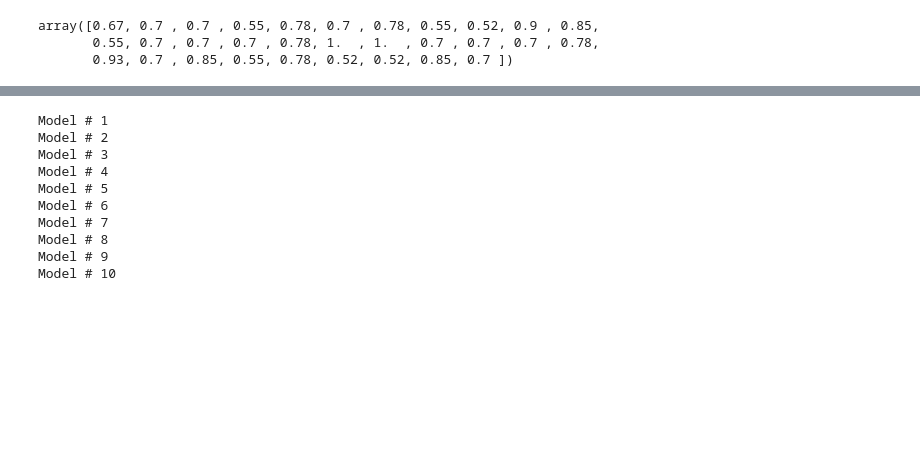
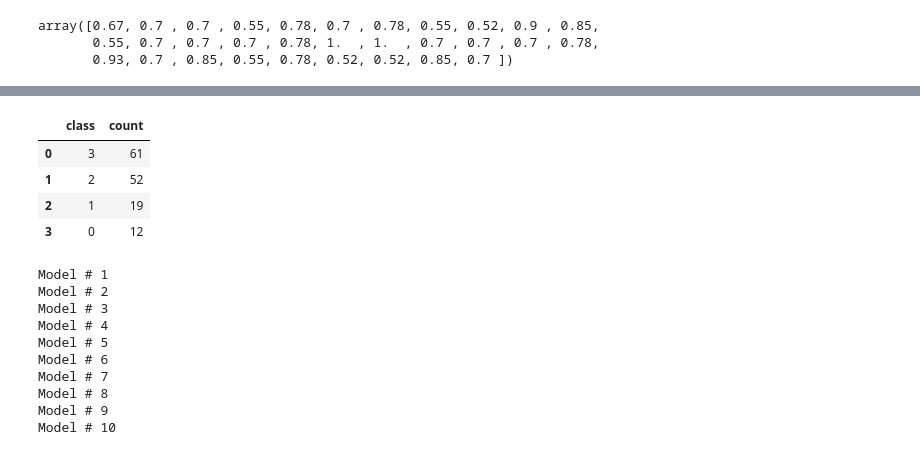
Before and after one commit to jlucioDev/woman_victims_v3, a Jupyter notebook: main.ipynb, the cells around one changed output, grey strips where cells are left out. Saved outputs shown, nothing was run; the diff lists cells and outputs as text; code cells hidden in the pictures; blank space fills up the shorter version.

Commit message:
Exibição de dados da classificação - dashboard_1

```diff
--- a/main.ipynb
+++ b/main.ipynb
@@ -202,3 +221,15 @@ classification = electre_tri_b(np.array(df), W , Q , P , V , B, cut_level = 0.65
+# %%
+# Calcula a contagem de cada classificação
+class_counts = df_munic_classified['class'].value_counts().reset_index()
+class_counts.columns = ['class', 'count']
+
+class_counts
+# %% [output]
+|  | class | count |
+| 0 | 3 | 61 |
+| 1 | 2 | 52 |
+| 2 | 1 | 19 |
+| 3 | 0 | 12 |
 # %%
 # Acc = 8.1
 # Required Libraries
```
Also changed, not shown: parts of 12 cells of this notebook, 9 other files.
